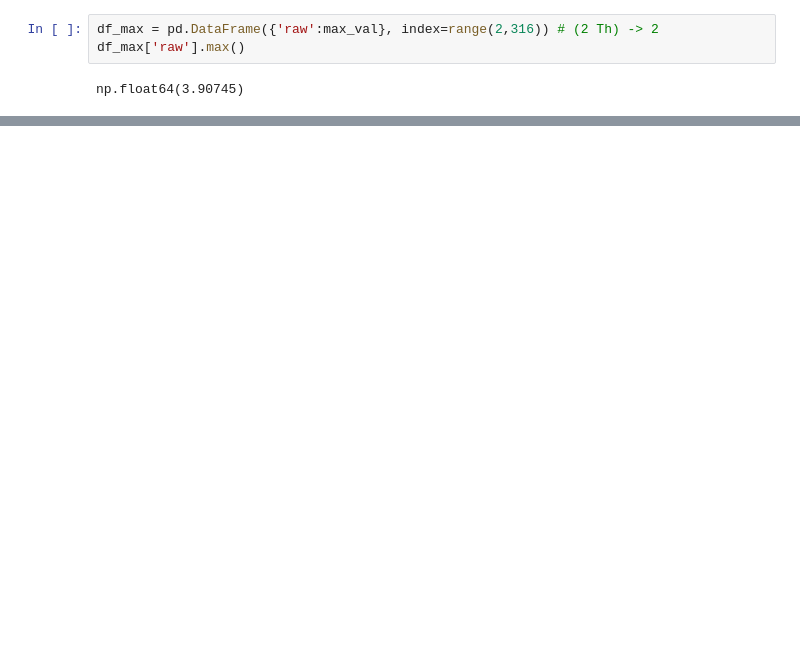
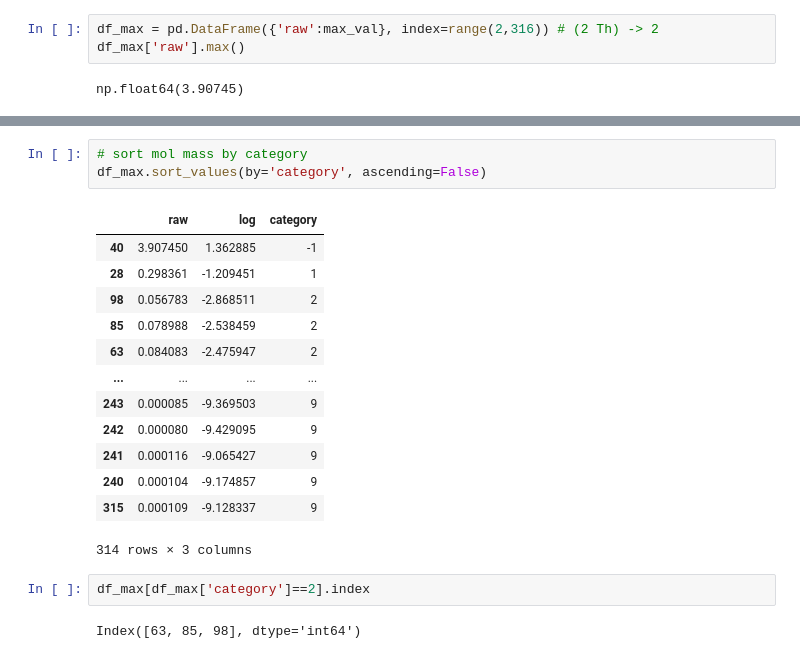
Before and after one commit to 24shiny/TOF_data, a Jupyter notebook: p1_first_look.ipynb, the cells around one changed output, grey strips where cells are left out. Drawn from its saved outputs; the diff is of its cells as text; blank space fills up the shorter version.

```diff
--- a/p1_first_look.ipynb
+++ b/p1_first_look.ipynb
@@ -241,0 +254,21 @@ Name: raw, Length: 314, dtype: float64
+# %%
+# sort mol mass by category
+df_max.sort_values(by='category', ascending=False)
+# %% [output]
+|  | raw | log | category |
+| 40 | 3.907450 | 1.362885 | -1 |
+| 28 | 0.298361 | -1.209451 | 1 |
+| 98 | 0.056783 | -2.868511 | 2 |
+| 85 | 0.078988 | -2.538459 | 2 |
+| 63 | 0.084083 | -2.475947 | 2 |
+| ... | ... | ... | ... |
+| 243 | 0.000085 | -9.369503 | 9 |
+| 242 | 0.000080 | -9.429095 | 9 |
+| 241 | 0.000116 | -9.065427 | 9 |
+| 240 | 0.000104 | -9.174857 | 9 |
+| 315 | 0.000109 | -9.128337 | 9 |
+314 rows × 3 columns
+# %%
+df_max[df_max['category']==2].index
+# %% [output]
+Index([63, 85, 98], dtype='int64')
```
Also changed, not shown: parts of 17 cells of this notebook, 1 other file.
